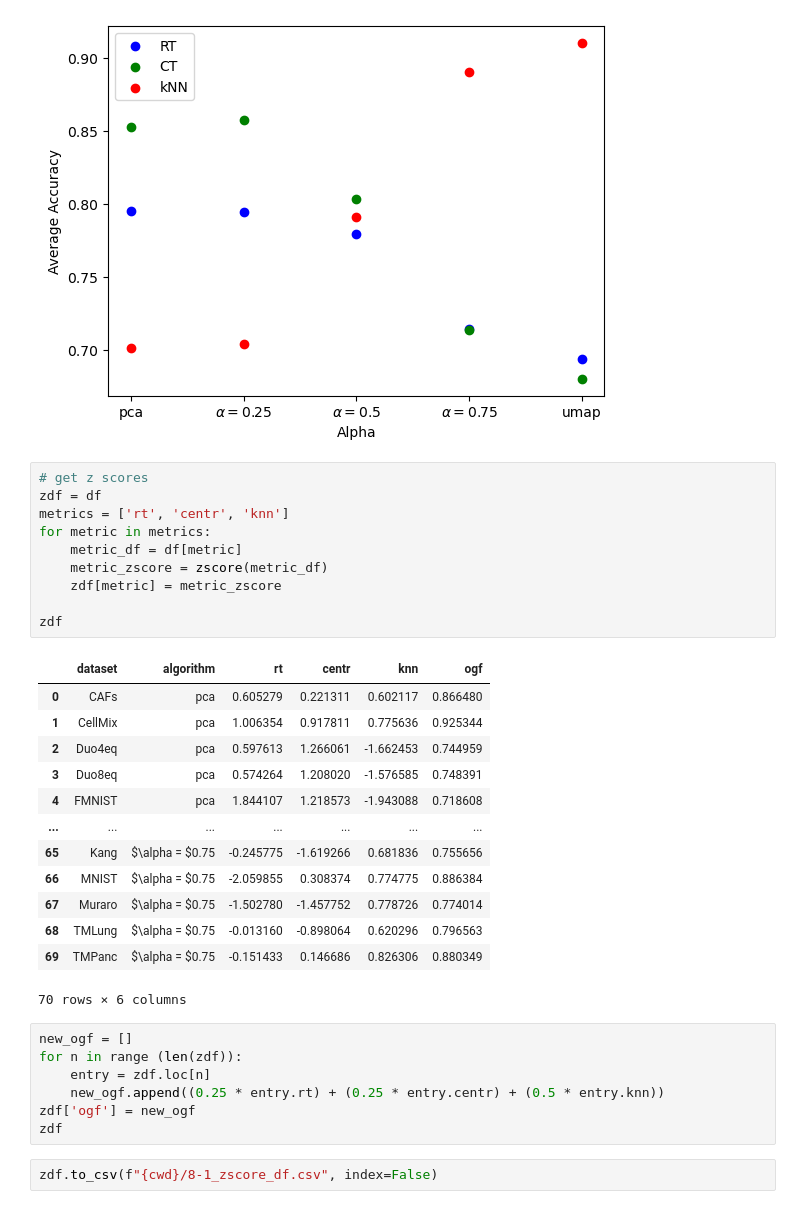
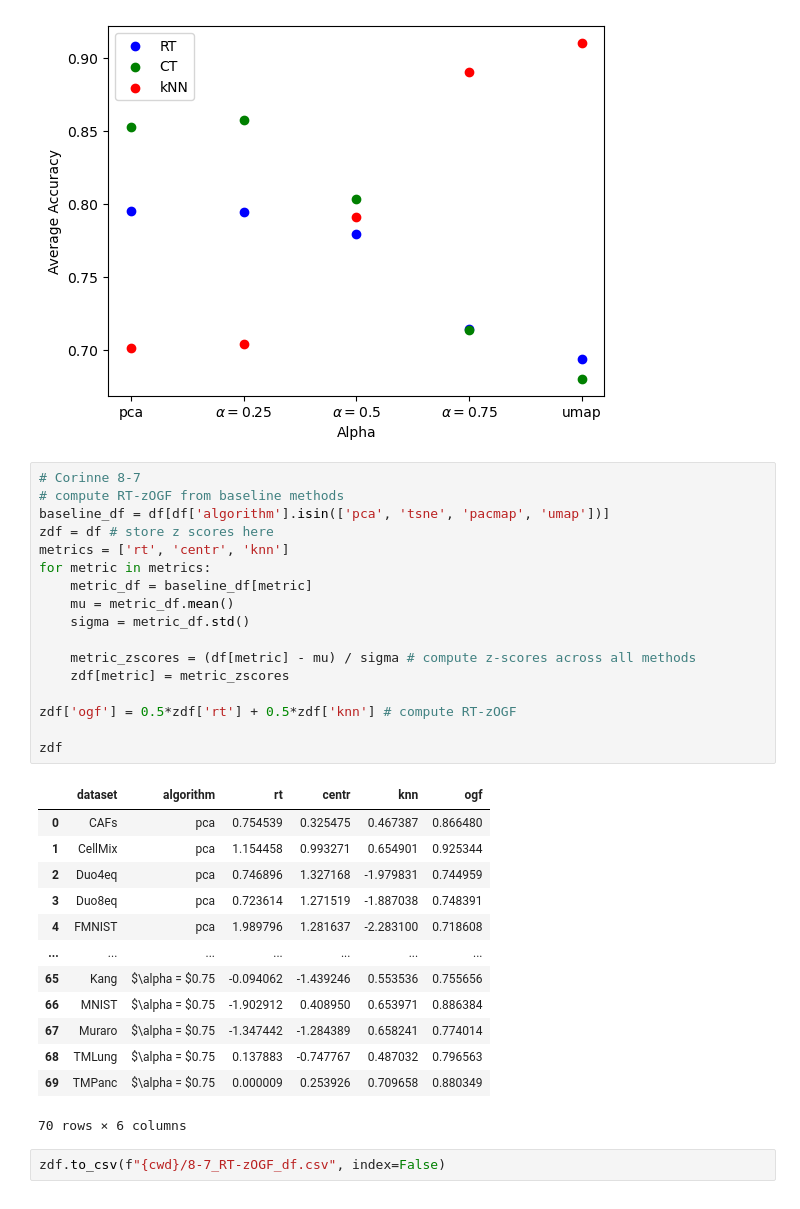
Before and after one commit to corinne-ort/drpaper25, a Jupyter notebook: curves.ipynb, the cells around one changed output. Saved outputs shown, nothing was run; the diff lists cells and outputs as text.

```diff
--- a/curves.ipynb
+++ b/curves.ipynb
@@ -42,39 +42,39 @@ rt Mean: 0.7555 std: 0.0428
 centr Mean: 0.7817 std: 0.0723
 knn Mean: 0.7995 std: 0.0888
 [figure]
-# %%
-# get z scores
-zdf = df
-metrics = ['rt', 'centr', 'knn']
-for metric in metrics:
-    metric_df = df[metric]
-    metric_zscore = zscore(metric_df)
-    zdf[metric] = metric_zscore
-
-zdf
-# %% [output]
-|  | dataset | algorithm | rt | centr | knn | ogf |
-| 0 | CAFs | pca | 0.605279 | 0.221311 | 0.602117 | 0.866480 |
-| 1 | CellMix | pca | 1.006354 | 0.917811 | 0.775636 | 0.925344 |
-| 2 | Duo4eq | pca | 0.597613 | 1.266061 | -1.662453 | 0.744959 |
-| 3 | Duo8eq | pca | 0.574264 | 1.208020 | -1.576585 | 0.748391 |
-| 4 | FMNIST | pca | 1.844107 | 1.218573 | -1.943088 | 0.718608 |
-| ... | ... | ... | ... | ... | ... | ... |
-| 65 | Kang | $\alpha = $0.75 | -0.245775 | -1.619266 | 0.681836 | 0.755656 |
-| 66 | MNIST | $\alpha = $0.75 | -2.059855 | 0.308374 | 0.774775 | 0.886384 |
-| 67 | Muraro | $\alpha = $0.75 | -1.502780 | -1.457752 | 0.778726 | 0.774014 |
-| 68 | TMLung | $\alpha = $0.75 | -0.013160 | -0.898064 | 0.620296 | 0.796563 |
-| 69 | TMPanc | $\alpha = $0.75 | -0.151433 | 0.146686 | 0.826306 | 0.880349 |
-70 rows × 6 columns
-# %%
-new_ogf = []
-for n in range (len(zdf)):
-    entry = zdf.loc[n]
-    new_ogf.append((0.25 * entry.rt) + (0.25 * entry.centr) + (0.5 * entry.knn))
-zdf['ogf'] = new_ogf
-zdf
+# %%
+# Corinne 8-7
+# compute RT-zOGF from baseline methods
+baseline_df = df[df['algorithm'].isin(['pca', 'tsne', 'pacmap', 'umap'])]
+zdf = df # store z scores here
+metrics = ['rt', 'centr', 'knn']
+for metric in metrics:
+    metric_df = baseline_df[metric]
+    mu = metric_df.mean()
+    sigma = metric_df.std()
+
+    metric_zscores = (df[metric] - mu) / sigma # compute z-scores across all methods
+    zdf[metric] = metric_zscores
+
+zdf['ogf'] = 0.5*zdf['rt'] + 0.5*zdf['knn'] # compute RT-zOGF
+
+zdf
+# %% [output]
+|  | dataset | algorithm | rt | centr | knn | ogf |
+| 0 | CAFs | pca | 0.754539 | 0.325475 | 0.467387 | 0.866480 |
+| 1 | CellMix | pca | 1.154458 | 0.993271 | 0.654901 | 0.925344 |
+| 2 | Duo4eq | pca | 0.746896 | 1.327168 | -1.979831 | 0.744959 |
+| 3 | Duo8eq | pca | 0.723614 | 1.271519 | -1.887038 | 0.748391 |
+| 4 | FMNIST | pca | 1.989796 | 1.281637 | -2.283100 | 0.718608 |
+| ... | ... | ... | ... | ... | ... | ... |
+| 65 | Kang | $\alpha = $0.75 | -0.094062 | -1.439246 | 0.553536 | 0.755656 |
+| 66 | MNIST | $\alpha = $0.75 | -1.902912 | 0.408950 | 0.653971 | 0.886384 |
+| 67 | Muraro | $\alpha = $0.75 | -1.347442 | -1.284389 | 0.658241 | 0.774014 |
+| 68 | TMLung | $\alpha = $0.75 | 0.137883 | -0.747767 | 0.487032 | 0.796563 |
+| 69 | TMPanc | $\alpha = $0.75 | 0.000009 | 0.253926 | 0.709658 | 0.880349 |
+70 rows × 6 columns
 # %%
-zdf.to_csv(f"{cwd}/8-1_zscore_df.csv", index=False)
+zdf.to_csv(f"{cwd}/8-7_RT-zOGF_df.csv", index=False)
 # %%
 datasets = ['CAFs', 'CellMix', 'Duo4eq', 'Duo8eq','FMNIST','Kang','MNIST','Muraro','TMLung','TMPanc']
 for d in datasets:
```
Also changed, not shown: parts of 1 cell of this notebook, 1 other file.
